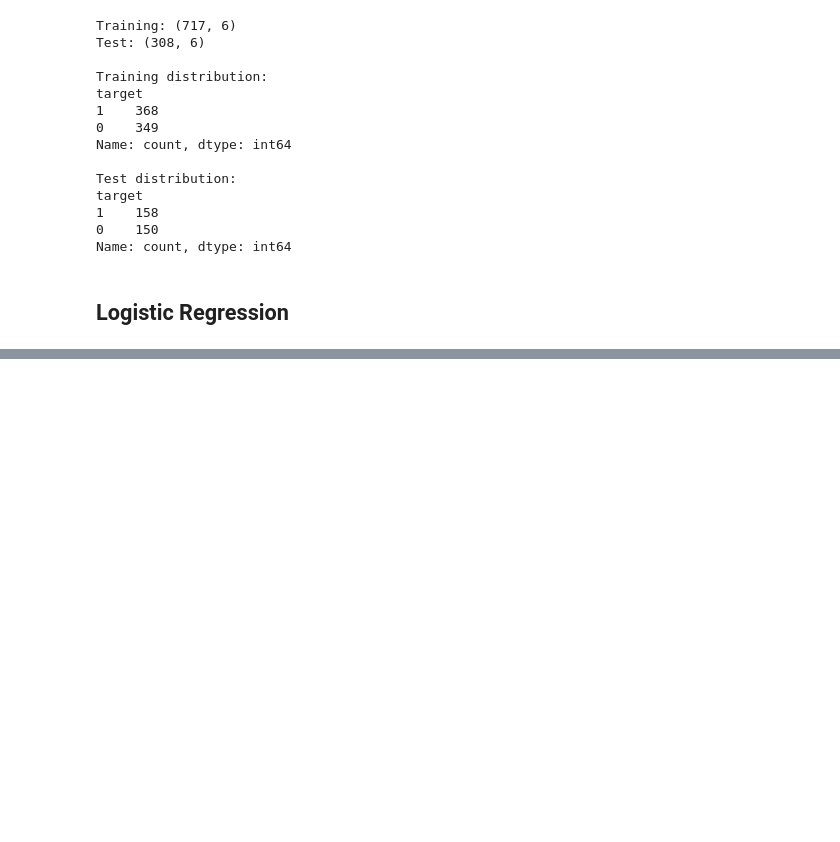
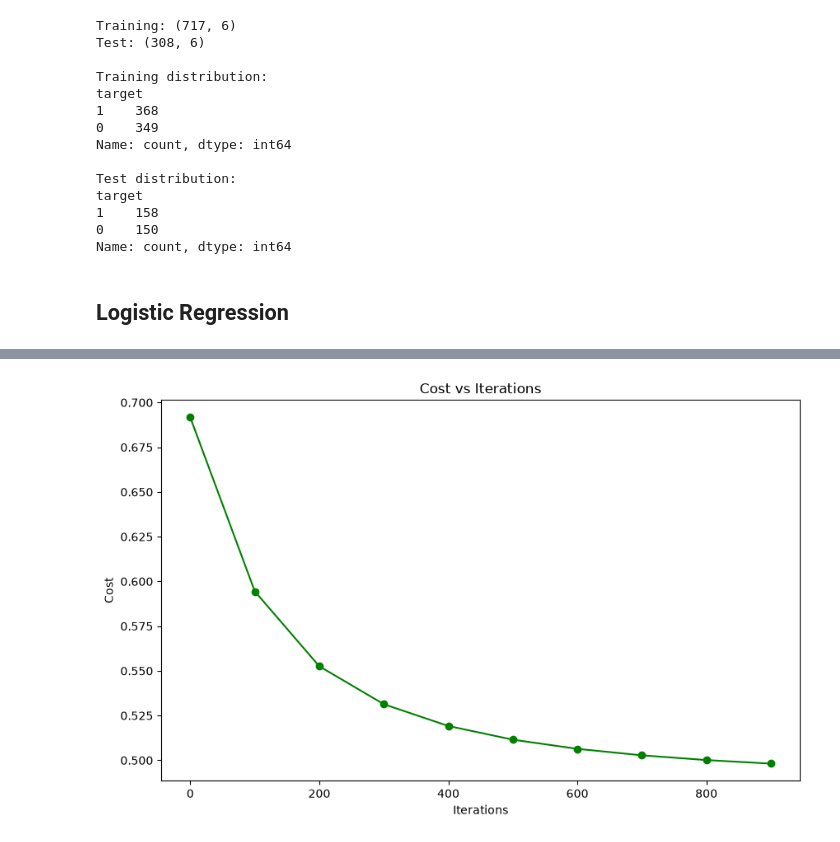
Before and after one commit to nestorlop/Heart_Disease_Risk_Prediction, a Jupyter notebook: heart_disease_lr_analysis.ipynb, the cells around one changed output, grey strips where cells are left out. Drawn from its saved outputs; the diff is of its cells as text; code cells hidden in the pictures; blank space fills up the shorter version.

```diff
--- a/heart_disease_lr_analysis.ipynb
+++ b/heart_disease_lr_analysis.ipynb
@@ -185,3 +182,7 @@ target
 Name: count, dtype: int64
 # %% [markdown]
 ## Logistic Regression
+# %%
+def sigmoid(z):
+    """Compute the sigmoid of z."""
+    return 1 / (1 + np.exp(-z))
@@ -187,0 +220,18 @@ Name: count, dtype: int64
+# %%
+def gradient_descent(X, y, w_in, b_in, alpha, num_iters):
+    """Perform gradient descent to learn w and b."""
+    w = w_in.copy()
+    b = b_in
+    J_history = []
+
+    for i in range(num_iters):
+        dj_dw, dj_db = compute_gradient(w, b, X, y)
+
+        w -= alpha * dj_dw
+        b -= alpha * dj_db
+
+        if i % 100 == 0:
+            J_history.append(compute_cost(w, b, X, y))
+            print(f"Iteration {i}: Cost {J_history[-1]}")
+
+    return w, b, J_history
@@ -187,0 +241,12 @@ Name: count, dtype: int64
+# %%
+mean = X_train.mean()
+std = X_train.std()
+
+X_train_scaled = (X_train - mean) / std
+# %%
+## Training the logistic regression model
+w_initial = np.zeros(6)
+b_initial = 0
+alpha = 0.01
+iterations = 1000
+w, b, J_history = gradient_descent(X_train_scaled.to_numpy(), y_train.to_numpy(), w_initial, b_initial, alpha, iterations)
@@ -187,0 +264,9 @@ Name: count, dtype: int64
+# %%
+plt.figure(figsize=(10, 6))
+plt.plot(range(0, iterations, 100), J_history, marker='o', color='green')
+plt.title("Cost vs Iterations")
+plt.xlabel("Iterations")
+plt.ylabel("Cost")
+plt.show()
+# %% [output]
+[figure, added]
```
Also changed, not shown: parts of 36 cells of this notebook.
